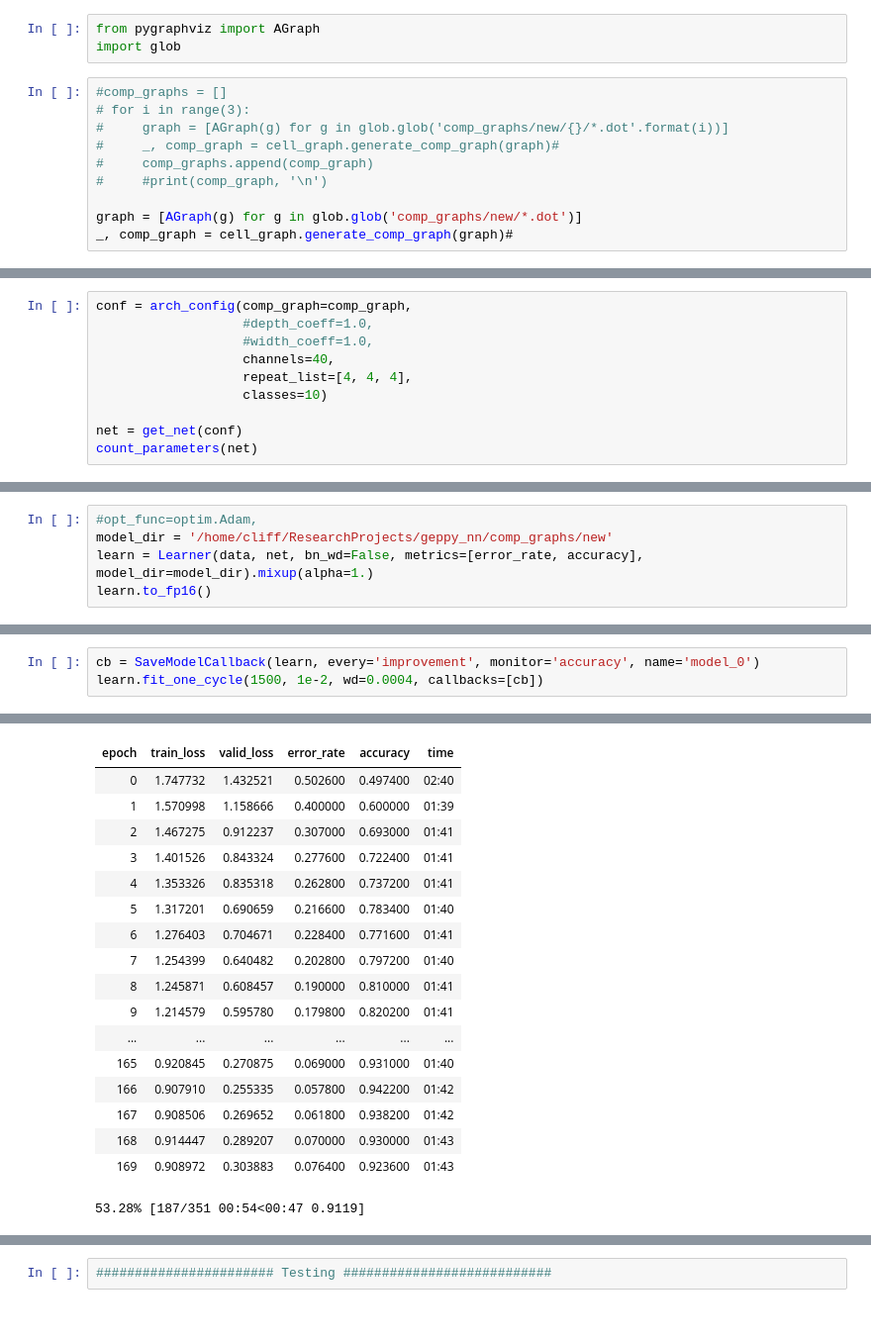
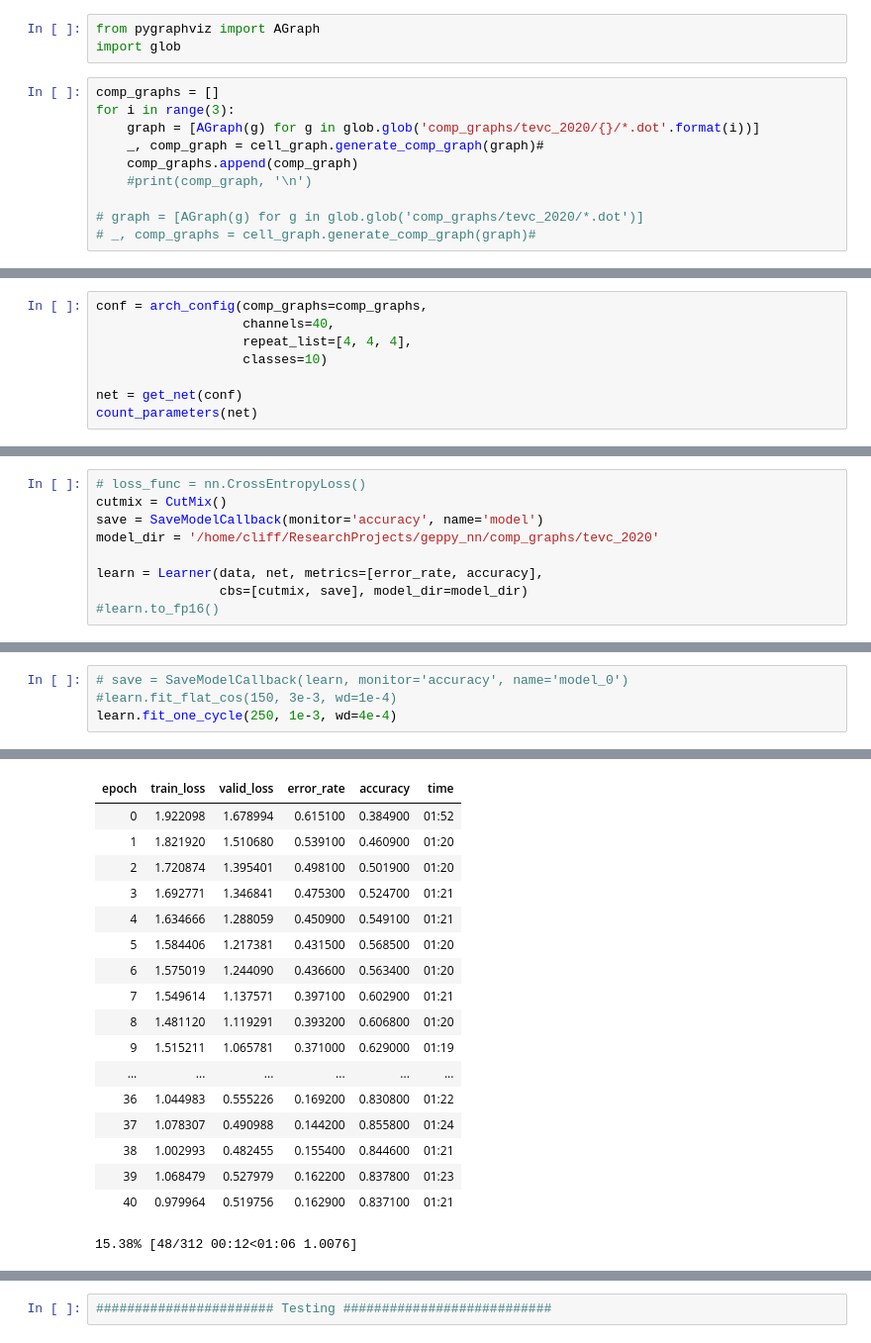
Before and after one commit to cliffbb/geppy_nn, a Jupyter notebook: evolution_search.ipynb, the cells around one changed output, grey strips where cells are left out. Shown at 99% size. Drawn from its saved outputs; the diff is of its cells as text.

```diff
--- a/evolution_search.ipynb
+++ b/evolution_search.ipynb
@@ -28,15 +32,15 @@ torch.backends.cudnn.benchmark = True
 from pygraphviz import AGraph
 import glob
 # %%
-#comp_graphs = []
-# for i in range(3):
-#     graph = [AGraph(g) for g in glob.glob('comp_graphs/new/{}/*.dot'.format(i))]
-#     _, comp_graph = cell_graph.generate_comp_graph(graph)#
-#     comp_graphs.append(comp_graph)
-#     #print(comp_graph, '\n')
+comp_graphs = []
+for i in range(3):
+    graph = [AGraph(g) for g in glob.glob('comp_graphs/tevc_2020/{}/*.dot'.format(i))]
+    _, comp_graph = cell_graph.generate_comp_graph(graph)#
+    comp_graphs.append(comp_graph)
+    #print(comp_graph, '\n')
 
-graph = [AGraph(g) for g in glob.glob('comp_graphs/new/*.dot')]
-_, comp_graph = cell_graph.generate_comp_graph(graph)#
+# graph = [AGraph(g) for g in glob.glob('comp_graphs/tevc_2020/*.dot')]
+# _, comp_graphs = cell_graph.generate_comp_graph(graph)#
 # %%
 # generate new chromosome
 # define primitive set
@@ -90,9 +103,7 @@ torch.backends.cudnn.enabled = True
 torch.backends.cudnn.benchmark = True
 #torch.backends.deterministic = True
 # %%
-conf = arch_config(comp_graph=comp_graph,
-                   #depth_coeff=1.0,
-                   #width_coeff=1.0,
+conf = arch_config(comp_graphs=comp_graphs,
                    channels=40,
                    repeat_list=[4, 4, 4],
                    classes=10)
@@ -121,5 +140,9 @@ data = (ImageList.from_folder(path/'train')
 # %%
-#opt_func=optim.Adam,
-model_dir = '/home/cliff/ResearchProjects/geppy_nn/comp_graphs/new'
-learn = Learner(data, net, bn_wd=False, metrics=[error_rate, accuracy], model_dir=model_dir).mixup(alpha=1.)
-learn.to_fp16()
+# loss_func = nn.CrossEntropyLoss()
+cutmix = CutMix()
+save = SaveModelCallback(monitor='accuracy', name='model')
+model_dir = '/home/cliff/ResearchProjects/geppy_nn/comp_graphs/tevc_2020'
+
+learn = Learner(data, net, metrics=[error_rate, accuracy],
+                cbs=[cutmix, save], model_dir=model_dir)
+#learn.to_fp16()
@@ -148,4 +156,5 @@ learn.recorder.plot()
 # %%
-cb = SaveModelCallback(learn, every='improvement', monitor='accuracy', name='model_0')
-learn.fit_one_cycle(1500, 1e-2, wd=0.0004, callbacks=[cb])
+# save = SaveModelCallback(learn, monitor='accuracy', name='model_0')
+#learn.fit_flat_cos(150, 3e-3, wd=1e-4)
+learn.fit_one_cycle(250, 1e-3, wd=4e-4)
 # %% [output]
@@ -153,18 +162,18 @@ learn.fit_one_cycle(1500, 1e-2, wd=0.0004, callbacks=[cb])
 | epoch | train_loss | valid_loss | error_rate | accuracy | time |
-| 0 | 1.747732 | 1.432521 | 0.502600 | 0.497400 | 02:40 |
-| 1 | 1.570998 | 1.158666 | 0.400000 | 0.600000 | 01:39 |
-| 2 | 1.467275 | 0.912237 | 0.307000 | 0.693000 | 01:41 |
-| 3 | 1.401526 | 0.843324 | 0.277600 | 0.722400 | 01:41 |
-| 4 | 1.353326 | 0.835318 | 0.262800 | 0.737200 | 01:41 |
-| 5 | 1.317201 | 0.690659 | 0.216600 | 0.783400 | 01:40 |
-| 6 | 1.276403 | 0.704671 | 0.228400 | 0.771600 | 01:41 |
-| 7 | 1.254399 | 0.640482 | 0.202800 | 0.797200 | 01:40 |
-| 8 | 1.245871 | 0.608457 | 0.190000 | 0.810000 | 01:41 |
-| 9 | 1.214579 | 0.595780 | 0.179800 | 0.820200 | 01:41 |
+| 0 | 1.922098 | 1.678994 | 0.615100 | 0.384900 | 01:52 |
+| 1 | 1.821920 | 1.510680 | 0.539100 | 0.460900 | 01:20 |
+| 2 | 1.720874 | 1.395401 | 0.498100 | 0.501900 | 01:20 |
+| 3 | 1.692771 | 1.346841 | 0.475300 | 0.524700 | 01:21 |
+| 4 | 1.634666 | 1.288059 | 0.450900 | 0.549100 | 01:21 |
+| 5 | 1.584406 | 1.217381 | 0.431500 | 0.568500 | 01:20 |
+| 6 | 1.575019 | 1.244090 | 0.436600 | 0.563400 | 01:20 |
+| 7 | 1.549614 | 1.137571 | 0.397100 | 0.602900 | 01:21 |
+| 8 | 1.481120 | 1.119291 | 0.393200 | 0.606800 | 01:20 |
+| 9 | 1.515211 | 1.065781 | 0.371000 | 0.629000 | 01:19 |
 | ... | ... | ... | ... | ... | ... |
-| 165 | 0.920845 | 0.270875 | 0.069000 | 0.931000 | 01:40 |
-| 166 | 0.907910 | 0.255335 | 0.057800 | 0.942200 | 01:42 |
-| 167 | 0.908506 | 0.269652 | 0.061800 | 0.938200 | 01:42 |
-| 168 | 0.914447 | 0.289207 | 0.070000 | 0.930000 | 01:43 |
-| 169 | 0.908972 | 0.303883 | 0.076400 | 0.923600 | 01:43 |
+| 36 | 1.044983 | 0.555226 | 0.169200 | 0.830800 | 01:22 |
+| 37 | 1.078307 | 0.490988 | 0.144200 | 0.855800 | 01:24 |
+| 38 | 1.002993 | 0.482455 | 0.155400 | 0.844600 | 01:21 |
+| 39 | 1.068479 | 0.527979 | 0.162200 | 0.837800 | 01:23 |
+| 40 | 0.979964 | 0.519756 | 0.162900 | 0.837100 | 01:21 |
-53.28% [187/351 00:54<00:47 0.9119]
+15.38% [48/312 00:12<01:06 1.0076]
```
Also changed, not shown: parts of 10 cells of this notebook, 14 other files.
